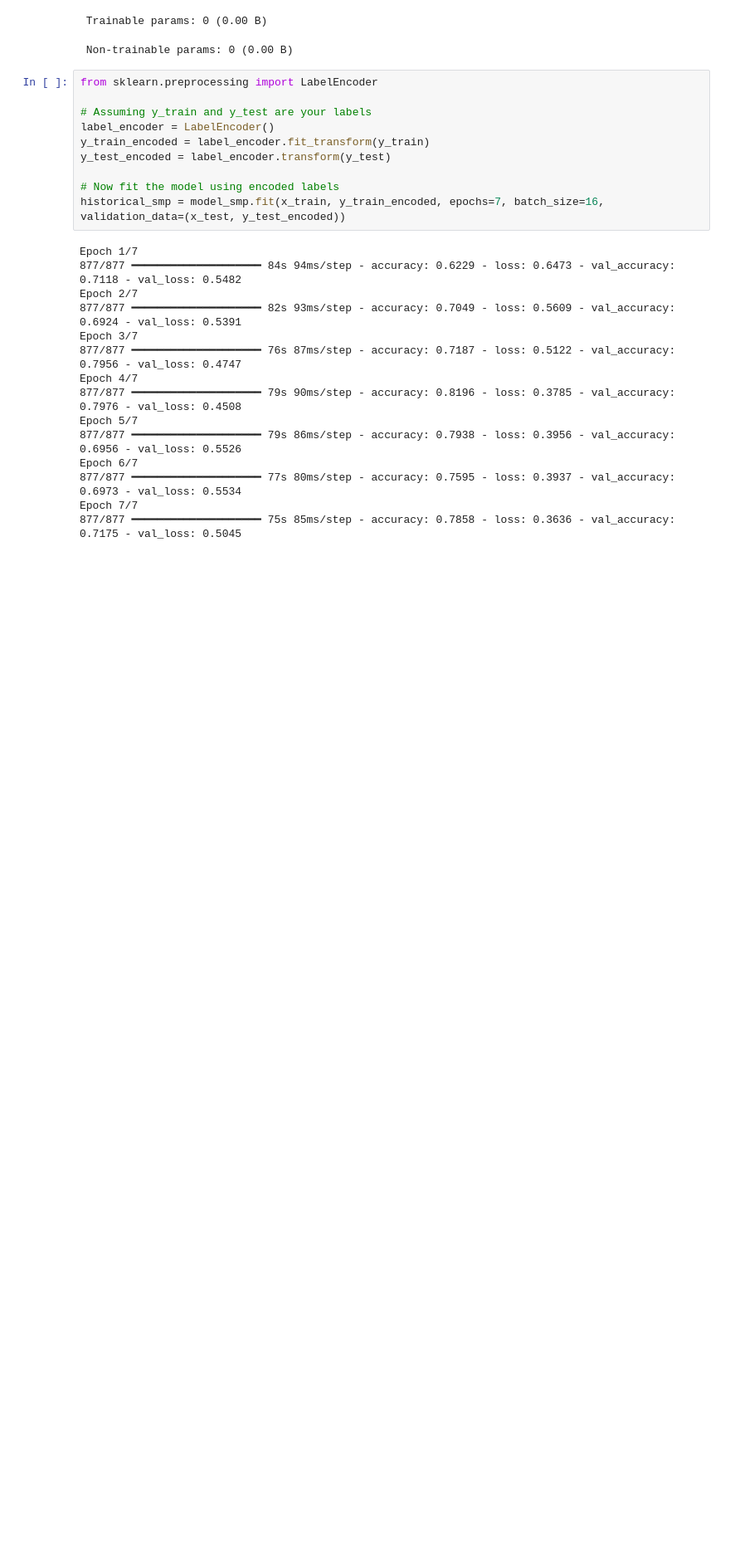
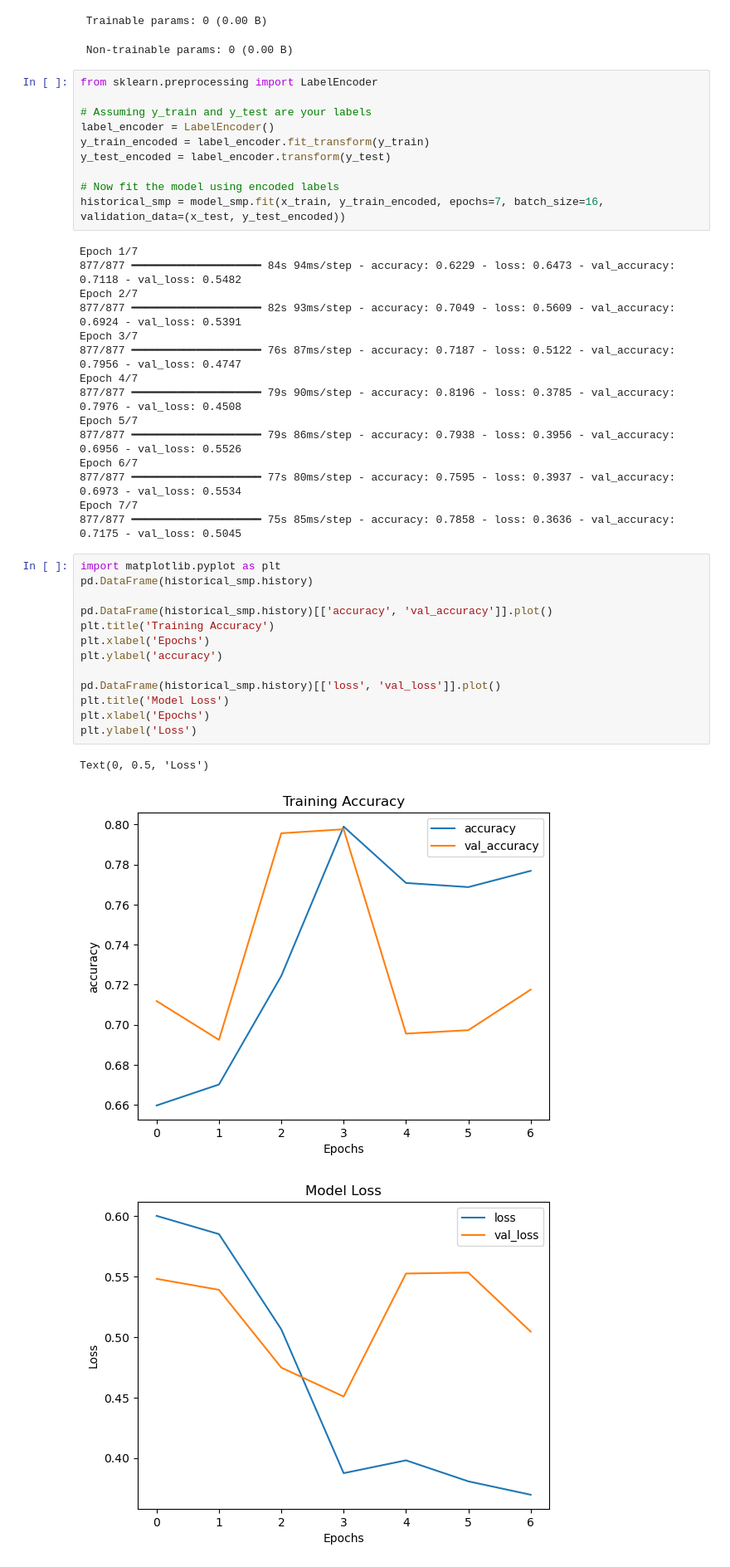
Before and after one commit to Hiroshan01/AI-Powered-Phishing-Email-Detection-, a Jupyter notebook: AIModel/phishingEmail.ipynb, the cells around one changed output. Shown at 83% size. Saved outputs shown, nothing was run; the diff lists cells and outputs as text; blank space fills up the shorter version.

Commit message:
used to visualize the training process of a machine learning model by plotting the accuracy and loss over the epochs

```diff
--- a/AIModel/phishingEmail.ipynb
+++ b/AIModel/phishingEmail.ipynb
@@ -435,3 +435,20 @@ Epoch 6/7
 877/877 ━━━━━━━━━━━━━━━━━━━━ 77s 80ms/step - accuracy: 0.7595 - loss: 0.3937 - val_accuracy: 0.6973 - val_loss: 0.5534
 Epoch 7/7
 877/877 ━━━━━━━━━━━━━━━━━━━━ 75s 85ms/step - accuracy: 0.7858 - loss: 0.3636 - val_accuracy: 0.7175 - val_loss: 0.5045
+# %%
+import matplotlib.pyplot as plt
+pd.DataFrame(historical_smp.history)
+
+pd.DataFrame(historical_smp.history)[['accuracy', 'val_accuracy']].plot()
+plt.title('Training Accuracy')
+plt.xlabel('Epochs')
+plt.ylabel('accuracy')
+
+pd.DataFrame(historical_smp.history)[['loss', 'val_loss']].plot()
+plt.title('Model Loss')
+plt.xlabel('Epochs')
+plt.ylabel('Loss')
+# %% [output]
+Text(0, 0.5, 'Loss')
+[figure, added]
+[figure, added]
```
